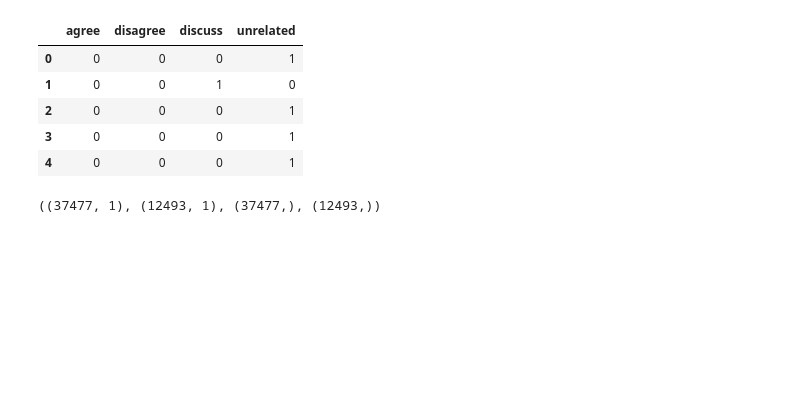
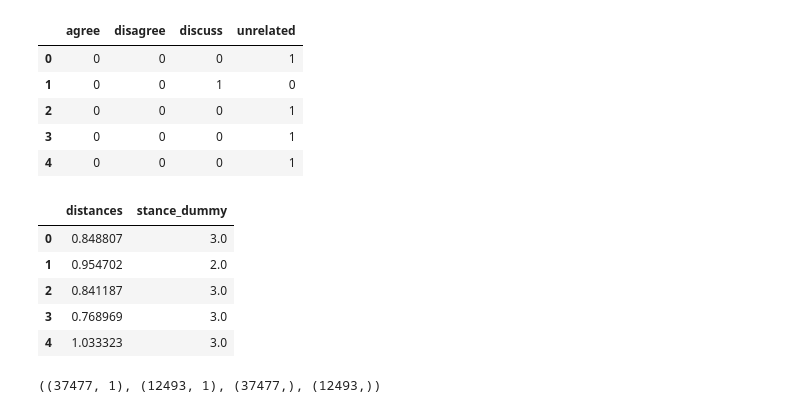
Before and after one commit to hscodes/Capstone, a Jupyter notebook: Capstone.ipynb, the cells around one changed output. Cells and saved outputs as stored; diff of their text form; code cells hidden in the pictures; blank space fills up the shorter version.

```diff
--- a/Capstone.ipynb
+++ b/Capstone.ipynb
@@ -768,6 +791,14 @@ stance_dummy.head()
 # %%
 df_fix = pd.DataFrame([df_all['distances'], df_all['stance_dummy']]).T
 df_fix = df_fix.dropna(axis=0)
+df_fix.head()
+# %% [output]
+|  | distances | stance_dummy |
+| 0 | 0.848807 | 3.0 |
+| 1 | 0.954702 | 2.0 |
+| 2 | 0.841187 | 3.0 |
+| 3 | 0.768969 | 3.0 |
+| 4 | 1.033323 | 3.0 |
 # %%
 from sklearn.model_selection import train_test_split
 # %%
```
Also changed, not shown: parts of 55 cells of this notebook.
